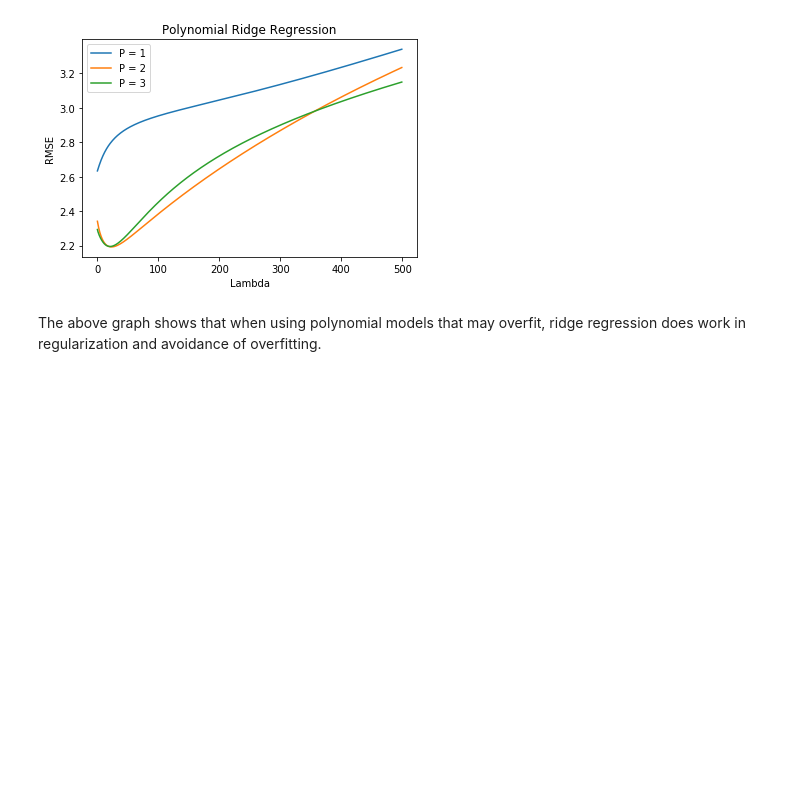
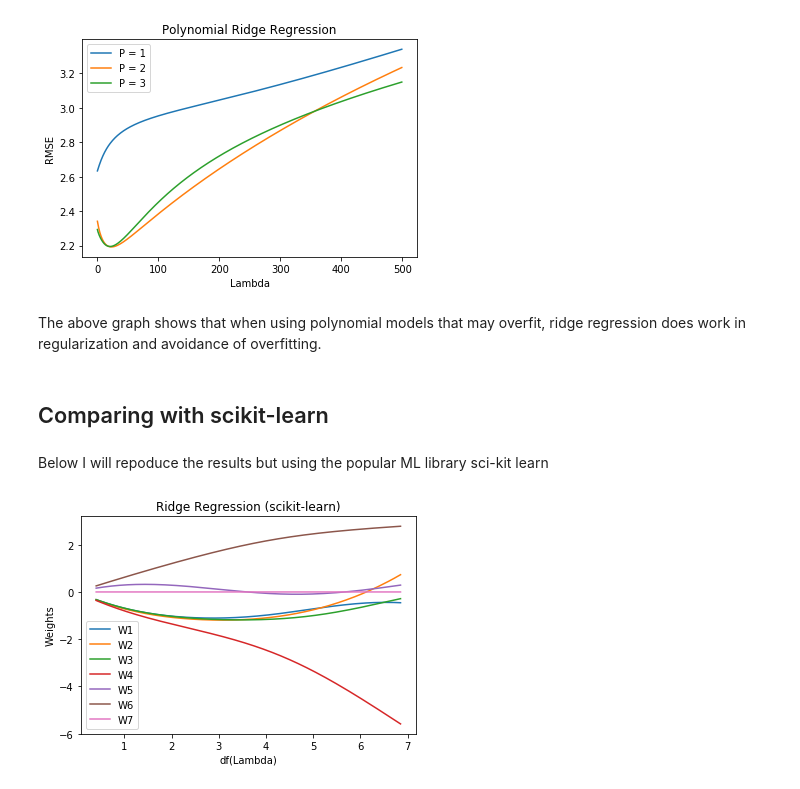
Before and after one commit to Alokik-Mishra/MachineLearning-Python, a Jupyter notebook: P1/Assignment1.ipynb, the cells around one changed output. Drawn from its saved outputs; the diff is of its cells as text; code cells hidden in the pictures; blank space fills up the shorter version.

Commit message:
Added section to Assignment 1
Added section when I compare with scikit learn results

```diff
--- a/P1/Assignment1.ipynb
+++ b/P1/Assignment1.ipynb
@@ -98,3 +100,28 @@ plt.show()
 [figure]
 # %% [markdown]
 The above graph shows that when using polynomial models that may overfit, ridge regression does work in regularization and avoidance of overfitting.
+# %% [markdown]
+## Comparing with scikit-learn
+# %% [markdown]
+Below I will repoduce the results but using the popular ML library sci-kit learn
+# %%
+W = []
+for i in range(5000):
+    model = Ridge(alpha = i)
+    model.fit(X_train, Y_train)
+    W.append(model.coef_)
+# %%
+W = np.array(W)
+W = W.reshape((5000, 7))
+combined_sk = pd.DataFrame(data = W, index=np.arange(0, 5000), columns=np.arange(1, 8)).join(
+    pd.DataFrame(df_lam, columns = ["df_lambda"]))
+# %%
+for i in range(1,8):
+    plt.plot(combined_sk["df_lambda"], combined_sk[i], label = "W"+str(i))
+plt.xlabel("df(Lambda)")
+plt.ylabel("Weights")
+plt.title("Ridge Regression (scikit-learn)")
+plt.legend()
+plt.show()
+# %% [output]
+[figure, added]
```
Also changed, not shown: parts of 6 cells of this notebook.
